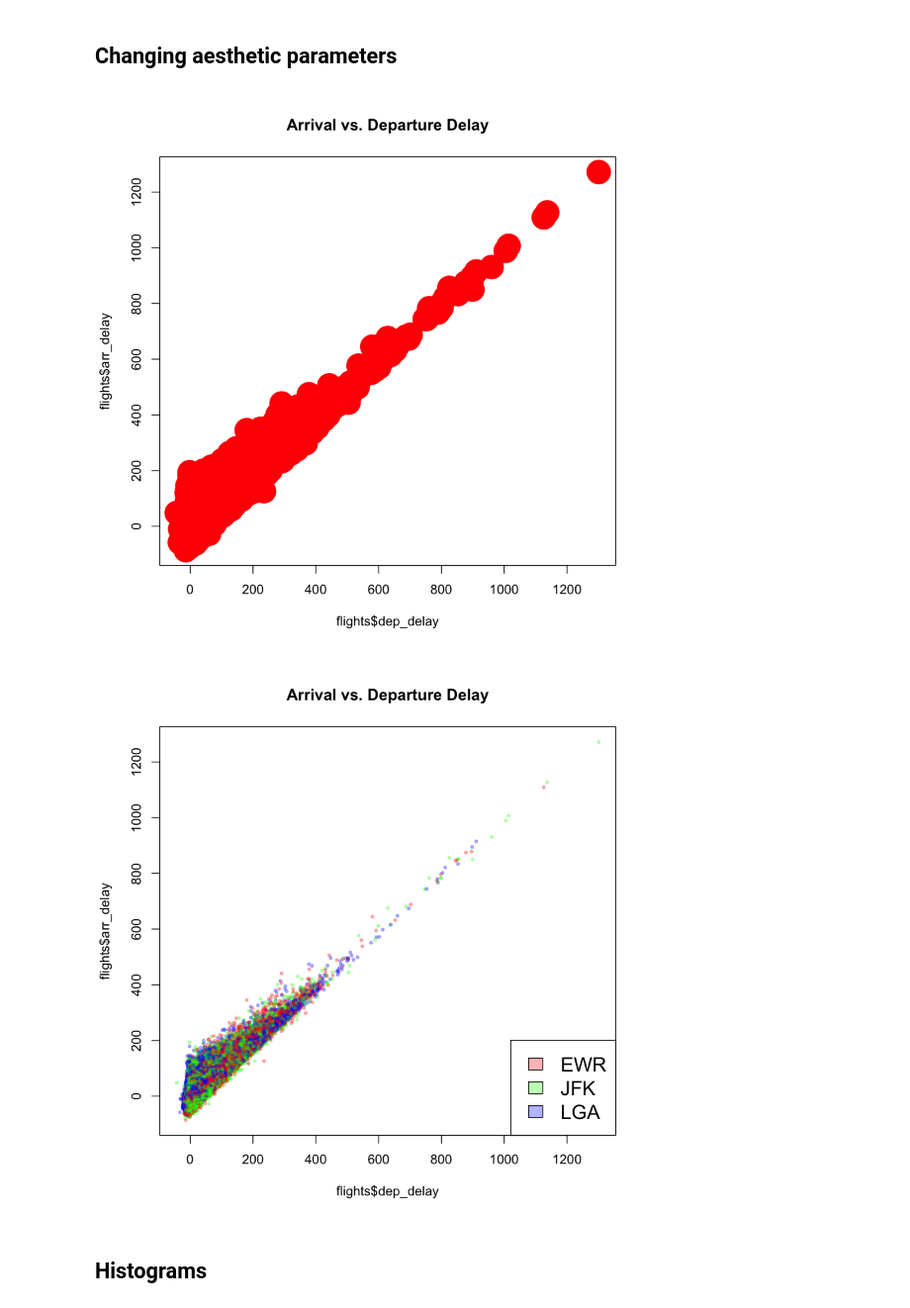
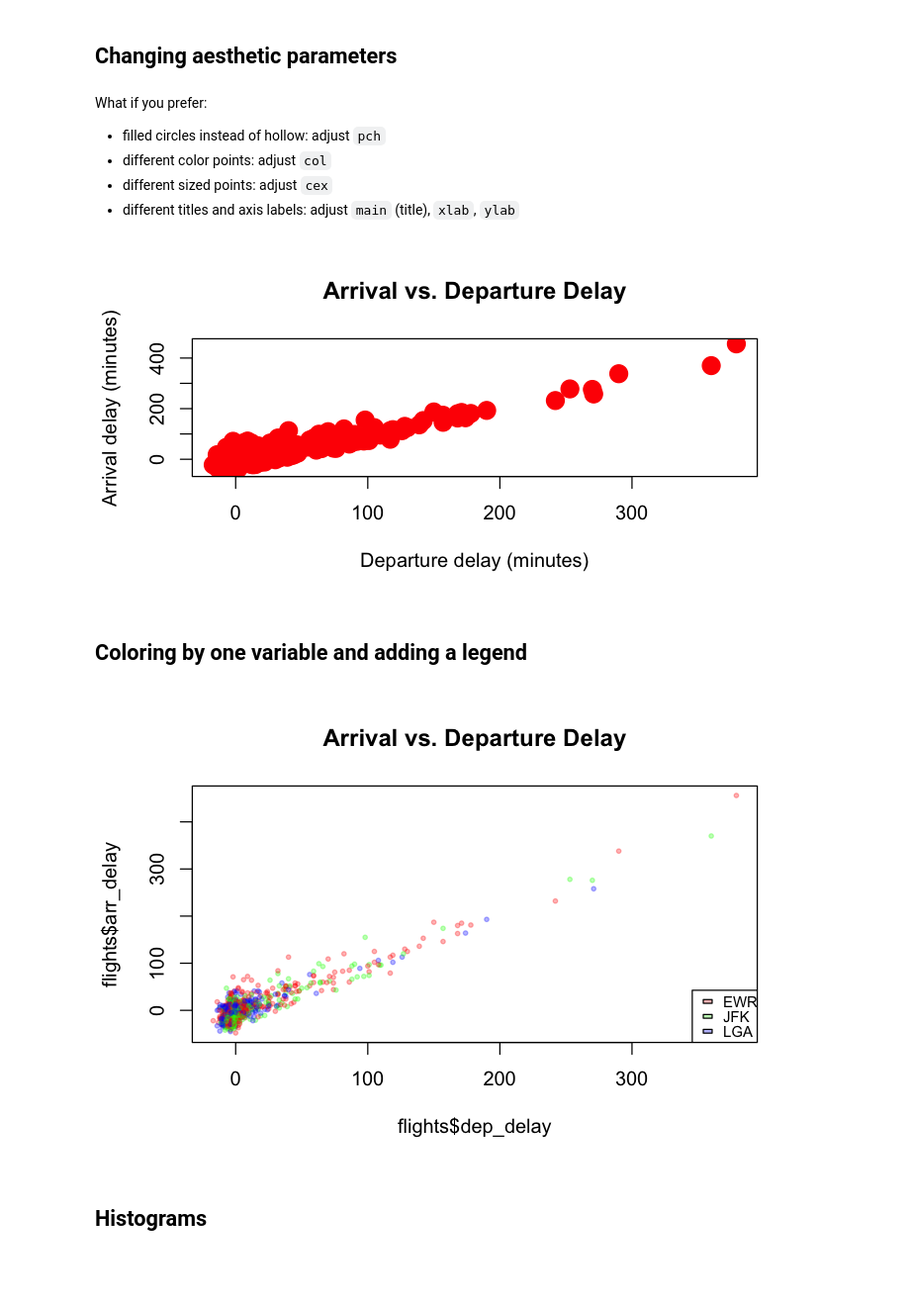
Before and after one commit to diyadas/tutorials, a Jupyter notebook: Data Visualization in R.ipynb, the cells around one changed output. Shown at 99% size. Drawn from its saved outputs; the diff is of its cells as text; code cells hidden in the pictures; blank space fills up the shorter version.

Commit message:
added a few more plots and aesthetic corrections

```diff
--- a/Data Visualization in R.ipynb
+++ b/Data Visualization in R.ipynb
@@ -93,0 +87,5 @@ table(flights$carrier)
+# %%
+set.seed(5106)
+flights <- flights[flights$month==1,]
+flights <- flights[sample(1:nrow(flights),1000),]
+dim(flights)
@@ -99,8 +98,17 @@ plot(flights$dep_delay, flights$arr_delay)
 # %% [markdown]
 ## Changing aesthetic parameters
+# %% [markdown]
+What if you prefer:
+- filled circles instead of hollow: adjust `pch`
+- different color points: adjust `col`
+- different sized points: adjust `cex`
+- different titles and axis labels: adjust `main` (title), `xlab`, `ylab`
 # %%
-plot(flights$dep_delay, flights$arr_delay, cex=4, pch=19,
-     col="red", main= "Arrival vs. Departure Delay")
+plot(flights$dep_delay, flights$arr_delay, cex=2, pch=19,
+     col="red", main= "Arrival vs. Departure Delay",
+     xlab= "Departure delay (minutes)", ylab="Arrival delay (minutes)")
 # %% [output]
-[figure, old version]
+[figure, new version]
+# %% [markdown]
+## Coloring by one variable and adding a legend
 # %%
@@ -109,9 +118,10 @@ colpal <- scales::alpha(c("red","green","blue"),0.3)
 # %%
+options(repr.plot.width=6, repr.plot.height=4)
 plot(flights$dep_delay, flights$arr_delay, cex=0.5, pch=19,
      col=colpal[flights$origin], main= "Arrival vs. Departure Delay")
 legend("bottomright",levels(flights$origin),fill=colpal,
-       cex=1.5, xpd=TRUE)
+       cex=0.75, y.intersp=2)
 # %% [output]
-[figure, old version]
+[figure, new version]
 # %% [markdown]
 ## Histograms
```
Also changed, not shown: parts of 50 cells of this notebook.
